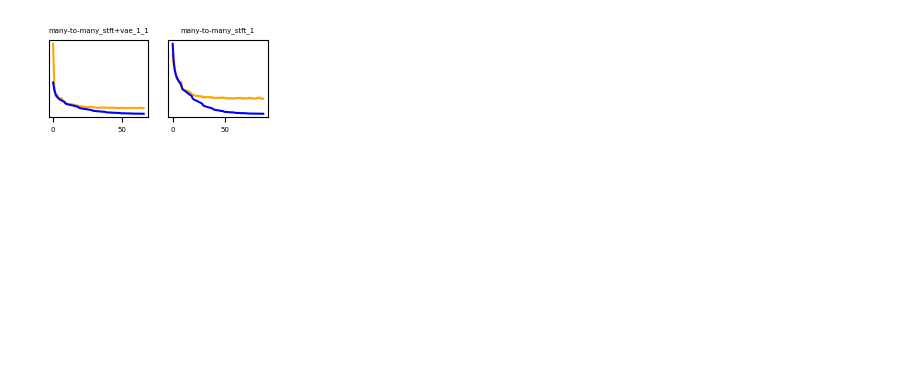
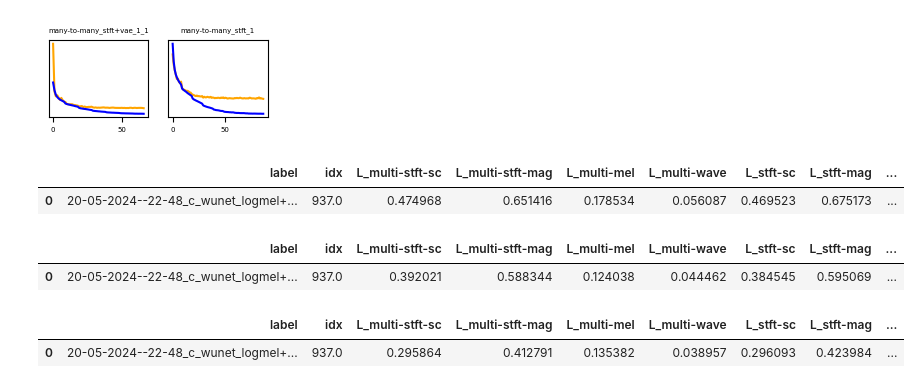
Before and after one commit to joaluba/reverb-match-cond-u-net, a Jupyter notebook: notebooks/exp_log.ipynb, the cells around one changed output. Cells and saved outputs as stored; diff of their text form; code cells hidden in the pictures; blank space fills up the shorter version.

```diff
--- a/notebooks/exp_log.ipynb
+++ b/notebooks/exp_log.ipynb
@@ -34,6 +34,7 @@ def summarize_eval2(datapath,exptag,csvfilename,comparison,b_save=False):
     resultsdir=pjoin(datapath,exptag)
     # load data frame containing evaluation metrics computed for each batch
     metricsvals =pd.read_csv(pjoin(resultsdir,csvfilename))
+    metricsvals["L_multi-stft"]=metricsvals["L_multi-stft-sc"]+metricsvals["L_multi-stft-mag"]
     metricsvals = metricsvals[metricsvals["compared"]==comparison]
     metricsvals= metricsvals.drop(columns=['compared'])
     # compute a mean of each measure across all testing batches
@@ -371,3 +372,14 @@ summarize_eval2(datapath,"runs-exp-14-04-2024","eval_all_batches.csv","predictio
 plot_losses(datapath,"runs-exp-14-04-2024","best")
 # %% [output]
 [figure]
+# %%
+summarize_eval2(datapath,"runs-exp-20-05-2024", "20-05-2024--22-48_c_wunet_logmel+wave_0.8_0.2eval_all_batches.csv","content:target", b_save=False)
+summarize_eval2(datapath,"runs-exp-20-05-2024", "20-05-2024--22-48_c_wunet_logmel+wave_0.8_0.2eval_all_batches.csv","prediction:target", b_save=False)
+summarize_eval2(datapath,"runs-exp-20-05-2024", "20-05-2024--22-48_c_wunet_logmel+wave_0.8_0.2eval_all_batches.csv","prediction:content", b_save=False)
+# %% [output]
+|  | label | idx | L_multi-stft-sc | L_multi-stft-mag | L_multi-mel | L_multi-wave | L_stft-sc | L_stft-mag | ... |
+| 0 | 20-05-2024--22-48_c_wunet_logmel+... | 937.0 | 0.474968 | 0.651416 | 0.178534 | 0.056087 | 0.469523 | 0.675173 | ... |
+|  | label | idx | L_multi-stft-sc | L_multi-stft-mag | L_multi-mel | L_multi-wave | L_stft-sc | L_stft-mag | ... |
+| 0 | 20-05-2024--22-48_c_wunet_logmel+... | 937.0 | 0.392021 | 0.588344 | 0.124038 | 0.044462 | 0.384545 | 0.595069 | ... |
+|  | label | idx | L_multi-stft-sc | L_multi-stft-mag | L_multi-mel | L_multi-wave | L_stft-sc | L_stft-mag | ... |
+| 0 | 20-05-2024--22-48_c_wunet_logmel+... | 937.0 | 0.295864 | 0.412791 | 0.135382 | 0.038957 | 0.296093 | 0.423984 | ... |
```
Also changed, not shown: 8 other files.
